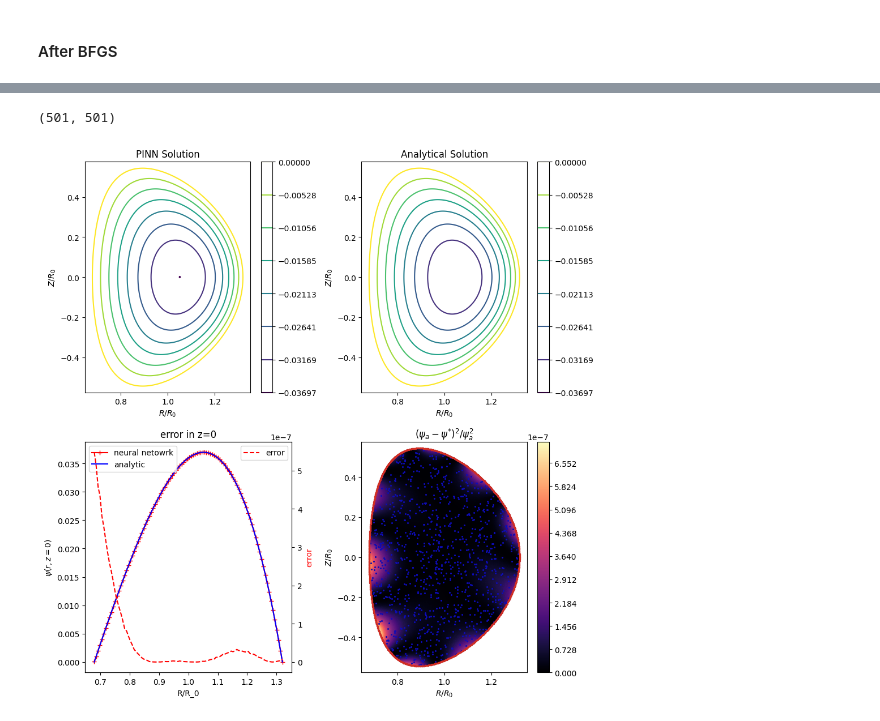
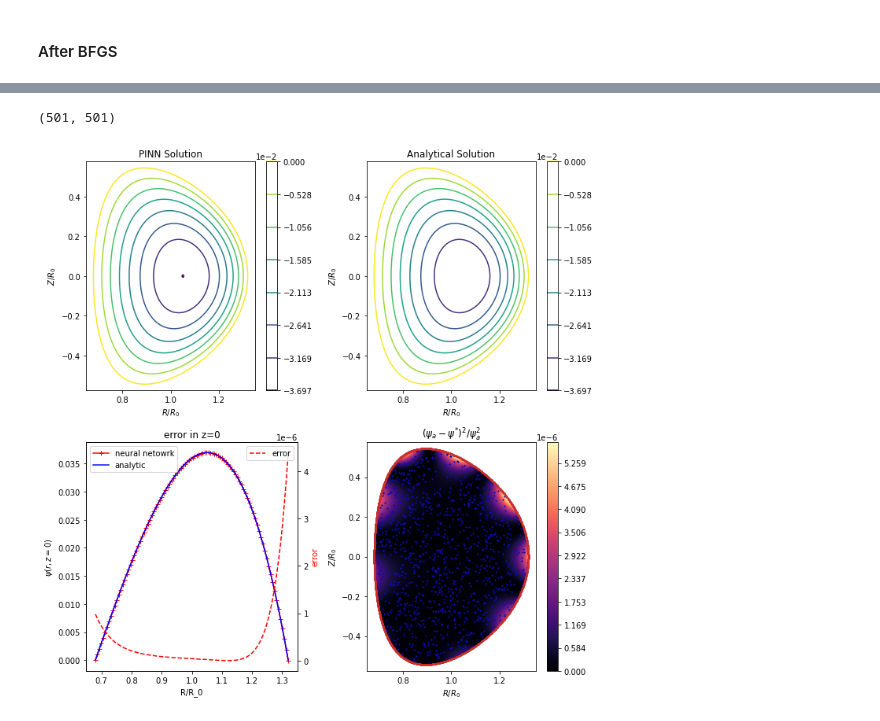
Before and after one commit to akaptano/deepxde_copy, a Jupyter notebook: gs-2d-surrogate/general_solovev_equil_visual.ipynb, the cells around one changed output, grey strips where cells are left out. Cells and saved outputs as stored; diff of their text form; code cells hidden in the pictures.

```diff
--- a/gs-2d-surrogate/general_solovev_equil_visual.ipynb
+++ b/gs-2d-surrogate/general_solovev_equil_visual.ipynb
@@ -140,9 +140,9 @@ ITER = GS_Linear(A=-0.155, eps= 0.32, kappa=1.7, delta=0.33)
 # %%
 #[0.02,0.007,0.002,0.0007,0.0002]
 import os
-DATE = "10112022"
+DATE = "10122022"
 CONFIG = "ITER"
-LR = 2e-4
+LR = 2e-2
 DEPTH = 3
 BREADTH = 20
 run = "01_100Adam_BFGS"
@@ -227,9 +233,9 @@ Mean residual: 0.9272349
 from utils.utils import evaluate,evaluate_eq, relative_error_plot
 x,y,psi_pred,psi_true,error=evaluate(ITER,model)
 x_eq, psi_true_eq, psi_pred_eq, e_eq= evaluate_eq(ITER,model)
+X_test = spatial_domain.random_points(333)
 
 # Plotting Setup
-plt.rcParams['figure.dpi'] = 100
 print(psi_pred.shape)
 fig,axs=plt.subplots(2,2,figsize=(10,10))
 ax1,ax2,ax3,ax4=axs[0][0],axs[0][1],axs[1][0],axs[1][1]
@@ -267,7 +273,7 @@ twin3.set_ylabel('error', color='red')
 plt.ticklabel_format(axis='both', style='sci', scilimits=(0,0))
 
 # Plot 4 - Relative Error
-fig, ax4 = relative_error_plot(fig,ax4,x,y,error,model,ITER)
+fig, ax4 = relative_error_plot(fig,ax4,x,y,error,model,ITER,X_test=X_test)
 # ax4.set_title(r'$($\psi$_{n}-u^{*})^2/u_{a}^2$')
 ax4.set_title(r'($\psi_{a}-\psi^{*})^2/\psi_{a}^2$')
 ax4.set_xlabel(r'$R/R_{0}$')
@@ -316,9 +321,9 @@ Saving test data to ./cefron/ITER/runs/network_sweep_10112022_depth03_breadth20_
 from utils.utils import evaluate,evaluate_eq, relative_error_plot
 x,y,psi_pred,psi_true,error=evaluate(ITER,model)
 x_eq, psi_true_eq, psi_pred_eq, e_eq= evaluate_eq(ITER,model)
+X_test = spatial_domain.random_points(333)
 
 # Plotting Setup
-plt.rcParams['figure.dpi'] = 100
 print(psi_pred.shape)
 fig,axs=plt.subplots(2,2,figsize=(10,10))
 ax1,ax2,ax3,ax4=axs[0][0],axs[0][1],axs[1][0],axs[1][1]
@@ -339,33 +344,33 @@ fig.colorbar(cp,ax=ax2).formatter.set_powerlimits((0, 0))
 ax2.set_title('Analytical Solution')
 ax2.set_xlabel(r'$R/R_{0}$')
 ax2.set_ylabel(r'$Z/R_{0}$')
 ax2.axis(xmin=innerPoint,xmax=outerPoint,ymin=lowPoint, ymax=highPoint)
 
 # Plot 3 - Equatorial Error
 twin3 = ax3.twinx()
 ax3.plot(x_eq, -psi_pred_eq,marker="+",color="red",label="neural netowrk")
 ax3.plot(x_eq, -psi_true_eq,color="blue",label="analytic")
 twin3.plot(x_eq, e_eq, color='red',linestyle='--',label="error")
 twin3.yaxis.get_major_formatter().set_scientific(True)
 ax3.set_title('error in z=0')
 ax3.set_xlabel('R/R_0')
 ax3.set_ylabel(r'$\psi(r,z=0)$')
 ax3.legend(loc='upper left')
 twin3.legend(loc='upper right')
 twin3.set_ylabel('error', color='red')
 plt.ticklabel_format(axis='both', style='sci', scilimits=(0,0))
 
 # Plot 4 - Relative Error
-fig, ax4 = relative_error_plot(fig,ax4,x,y,error,model,ITER)
+fig, ax4 = relative_error_plot(fig,ax4,x,y,error,model,ITER,X_test=X_test)
 # ax4.set_title(r'$($\psi$_{n}-u^{*})^2/u_{a}^2$')
 ax4.set_title(r'($\psi_{a}-\psi^{*})^2/\psi_{a}^2$')
 ax4.set_xlabel(r'$R/R_{0}$')
 ax4.set_ylabel(r'$Z/R_{0}$')
 ax4.axis(xmin=innerPoint,xmax=outerPoint,ymin=lowPoint, ymax=highPoint)
 
 fig.tight_layout()
 plt.savefig(f'./cefron/{CONFIG}/runs/{RUN_NAME}/analysis_after_BFGS.jpg')
 # %% [output]
 (501, 501)
-[figure, old version]
+[figure, new version]
 # %%
```
Also changed, not shown: parts of 7 cells of this notebook, 3 other files.
